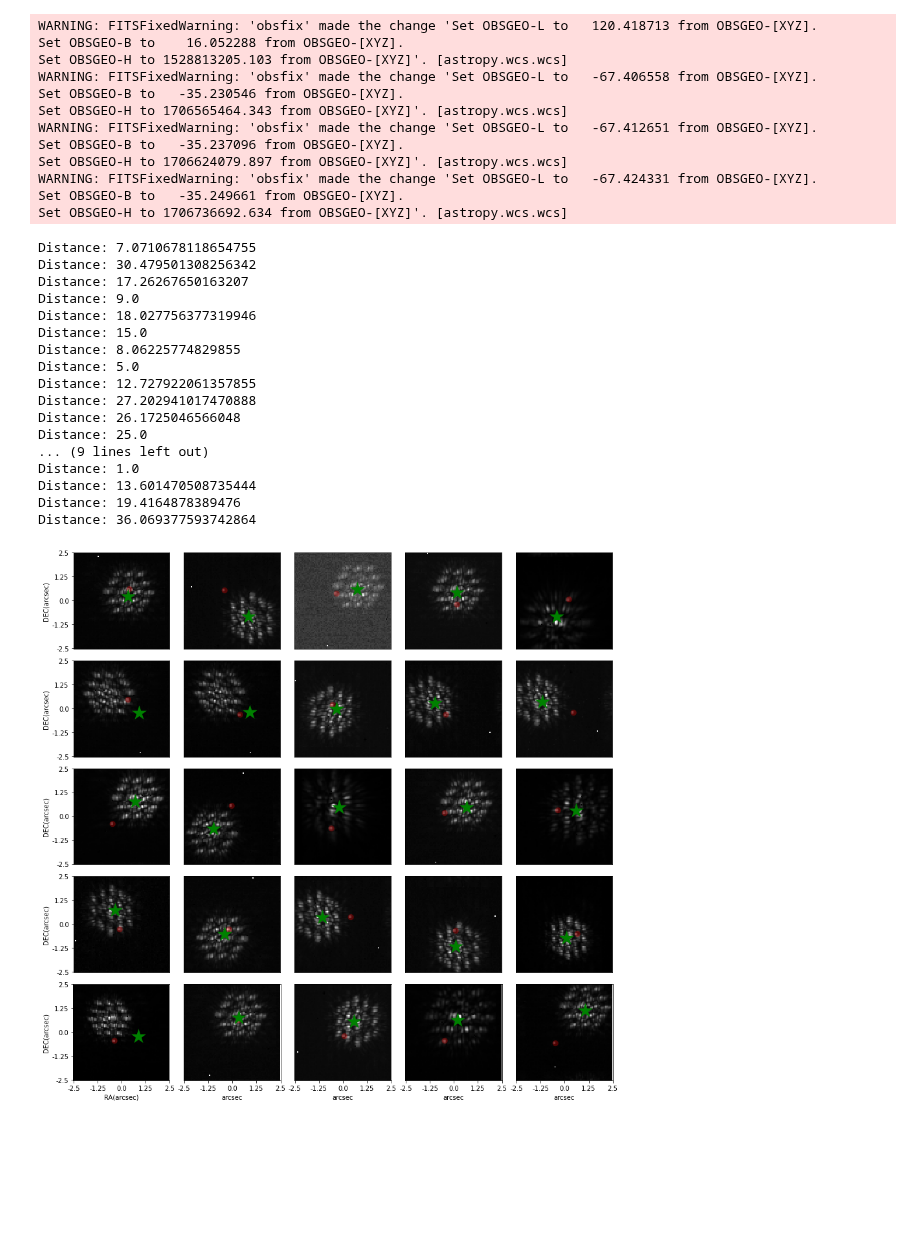
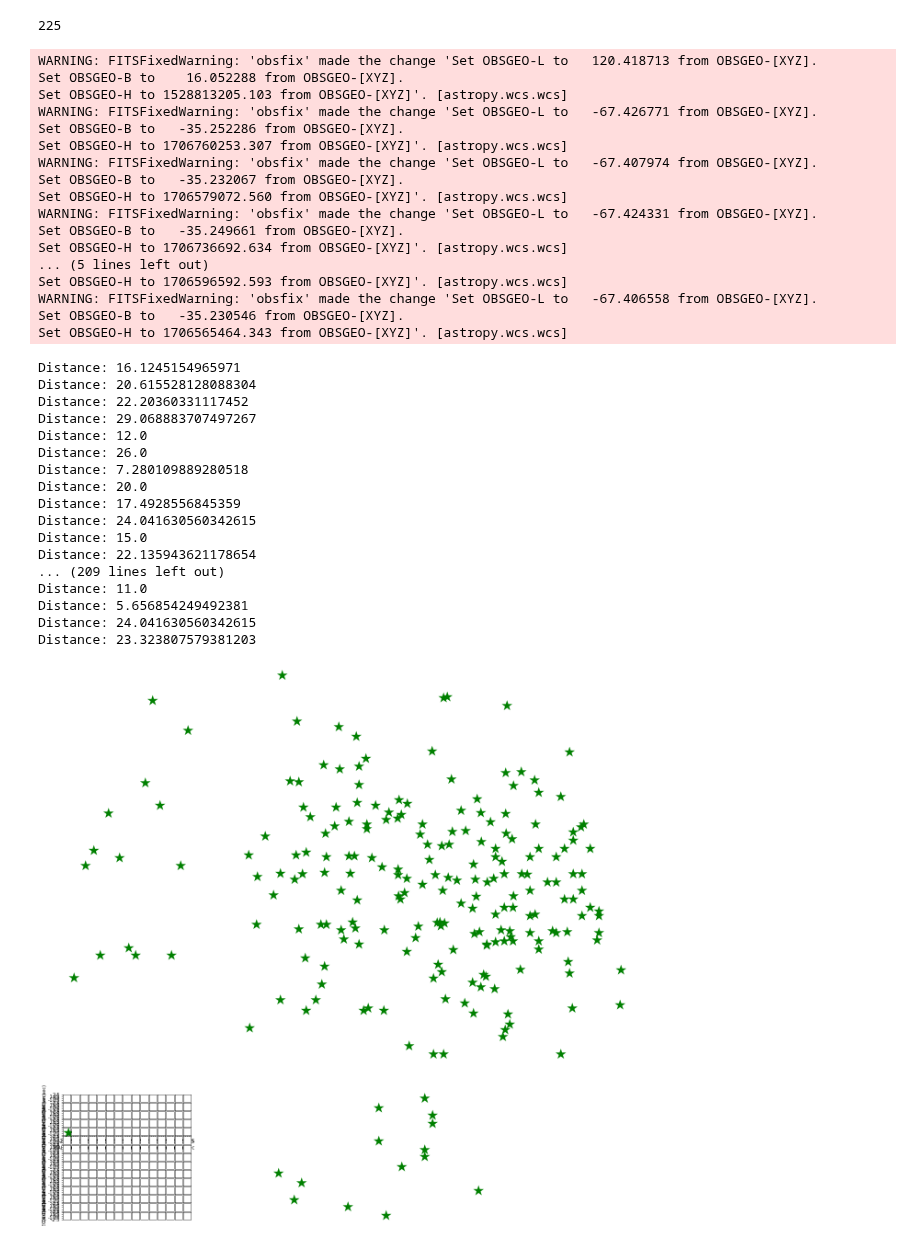
Before and after one commit to AstroMusers/AI-Boosted-Coronagraphy, a Jupyter notebook: notebooks/visualize_dataset.ipynb, the cells around one changed output. Drawn from its saved outputs; the diff is of its cells as text; code cells hidden in the pictures; blank space fills up the shorter version.

```diff
--- a/notebooks/visualize_dataset.ipynb
+++ b/notebooks/visualize_dataset.ipynb
@@ -24,7 +38,10 @@ from scripts.visualization_helpers import *
 # %%
-train_arrays = glob.glob('/data/scratch/sarperyurtseven/dataset/NIRCAM/1386/injections/fc5_train/*fc5.npy')[:25]
+train_arrays = glob.glob('/data/scratch/bariskurtkaya/dataset/NIRCAM/1386/injections/train/*fc*.npy')[:25]
+len(train_arrays)
+# %% [output]
+225
 # %%
-locations        = get_psf_info(train_arrays)
+locations        = get_psf_info(train_arrays,'1386')
 info             = get_augmentation_info(train_arrays)
 transformed_list = do_transformations(info, locations)
 arrays           = get_array(train_arrays)
@@ -32,20 +49,25 @@ arrays           = get_array(train_arrays)
 WARNING: FITSFixedWarning: 'obsfix' made the change 'Set OBSGEO-L to   120.418713 from OBSGEO-[XYZ].
 Set OBSGEO-B to    16.052288 from OBSGEO-[XYZ].
 Set OBSGEO-H to 1528813205.103 from OBSGEO-[XYZ]'. [astropy.wcs.wcs]
+WARNING: FITSFixedWarning: 'obsfix' made the change 'Set OBSGEO-L to   -67.426771 from OBSGEO-[XYZ].
+Set OBSGEO-B to   -35.252286 from OBSGEO-[XYZ].
+Set OBSGEO-H to 1706760253.307 from OBSGEO-[XYZ]'. [astropy.wcs.wcs]
+WARNING: FITSFixedWarning: 'obsfix' made the change 'Set OBSGEO-L to   -67.407974 from OBSGEO-[XYZ].
+Set OBSGEO-B to   -35.232067 from OBSGEO-[XYZ].
+Set OBSGEO-H to 1706579072.560 from OBSGEO-[XYZ]'. [astropy.wcs.wcs]
+WARNING: FITSFixedWarning: 'obsfix' made the change 'Set OBSGEO-L to   -67.424331 from OBSGEO-[XYZ].
+Set OBSGEO-B to   -35.249661 from OBSGEO-[XYZ].
+Set OBSGEO-H to 1706736692.634 from OBSGEO-[XYZ]'. [astropy.wcs.wcs]
+... (5 lines left out)
+Set OBSGEO-H to 1706596592.593 from OBSGEO-[XYZ]'. [astropy.wcs.wcs]
 WARNING: FITSFixedWarning: 'obsfix' made the change 'Set OBSGEO-L to   -67.406558 from OBSGEO-[XYZ].
 Set OBSGEO-B to   -35.230546 from OBSGEO-[XYZ].
 Set OBSGEO-H to 1706565464.343 from OBSGEO-[XYZ]'. [astropy.wcs.wcs]
-WARNING: FITSFixedWarning: 'obsfix' made the change 'Set OBSGEO-L to   -67.412651 from OBSGEO-[XYZ].
-Set OBSGEO-B to   -35.237096 from OBSGEO-[XYZ].
-Set OBSGEO-H to 1706624079.897 from OBSGEO-[XYZ]'. [astropy.wcs.wcs]
-WARNING: FITSFixedWarning: 'obsfix' made the change 'Set OBSGEO-L to   -67.424331 from OBSGEO-[XYZ].
-Set OBSGEO-B to   -35.249661 from OBSGEO-[XYZ].
-Set OBSGEO-H to 1706736692.634 from OBSGEO-[XYZ]'. [astropy.wcs.wcs]
 # %%
 bs = 5
 nrows = 5
-fig, axes = plt.subplots(nrows=nrows,ncols=bs,figsize=(15,15))
-
+fig, axes = plt.subplots(nrows=nrows,ncols=bs,figsize=(5,5))
+distances = []
 step = 20*0.06259530358142339
 step = round(step,2)
 labels = step*np.array([-2., -1., 0., 1., 2.])
@@ -62,7 +84,7 @@ for i, (row,col) in enumerate(product(range(nrows),range(bs))):
         y = int(train_arrays[i][idx_x+5:idx_x+7])
 
     #x, y = int(train_arrays[i].split('/')[-1].split('-')[-3:-1][0][1:]), int(train_arrays[i].split('/')[-1].split('-')[-3:-1][1][1:])
-    axes[row][col].imshow(arrays[i], interpolation='nearest', cmap='Greys_r')
+    #axes[row][col].imshow(arrays[i], interpolation='nearest', cmap='Greys_r')
 
     if col == 0:
         axes[row][col].set_yticks(axis_points,labels, fontsize=10, rotation=0)
@@ -70,51 +92,52 @@ for i, (row,col) in enumerate(product(range(nrows),range(bs))):
 
         if row == 4:
             axes[row][col].set_xticks(axis_points,labels, fontsize=10, rotation=0)
             axes[row][col].set_xlabel('RA(arcsec)', fontsize=10)
 
         else:
             axes[row][col].set_xticks([])
 
     elif row == 4:
         axes[row][col].set_xticks(axis_points,labels, fontsize=10, rotation=0)
         axes[row][col].set_xlabel('arcsec', fontsize=10)
         axes[row][col].set_yticks([])
 
     else:
         axes[row][col].set_yticks([])
         axes[row][col].set_xticks([])
 
 
-    axes[row][col].text(x, y, s="\u25CF", fontsize=12, color='red', alpha=.3, ha='center', va='center')#u"\u2734"
-    axes[row][col].invert_yaxis()
+    #axes[row][col].text(x, y, s="\u25CF", fontsize=12, color='red', alpha=.3, ha='center', va='center')#u"\u2734"
+    #axes[row][col].invert_yaxis()
 
 
     if int(transformed_list[i][0]) == -1:
         pass
     else:
         axes[row][col].text(int(transformed_list[i][0]), int(transformed_list[i][1]) , s="\u2605", fontsize=30, color='green', ha='center', va='center')
-
-    print("Distance:",calculate_distance(x1=x,x2=int(transformed_list[i][0]), y1=y,y2=int(transformed_list[i][1])))
+    distance = calculate_distance(x1=x,x2=int(transformed_list[i][0]), y1=y,y2=int(transformed_list[i][1]))
+    distances.append(distance)
+    print("Distance:",distance)
 
 plt.subplots_adjust(wspace=.12,hspace=.12)
 #plt.savefig('figure.jpg',format='jpg', dpi=300, bbox_inches='tight', pad_inches=.1)
 plt.show()
 # %% [output]
-Distance: 7.0710678118654755
-Distance: 30.479501308256342
-Distance: 17.26267650163207
-Distance: 9.0
-Distance: 18.027756377319946
+Distance: 16.1245154965971
+Distance: 20.615528128088304
+Distance: 22.20360331117452
+Distance: 29.068883707497267
+Distance: 12.0
+Distance: 26.0
+Distance: 7.280109889280518
+Distance: 20.0
+Distance: 17.4928556845359
+Distance: 24.041630560342615
 Distance: 15.0
-Distance: 8.06225774829855
-Distance: 5.0
-Distance: 12.727922061357855
-Distance: 27.202941017470888
-Distance: 26.1725046566048
-Distance: 25.0
-... (9 lines left out)
-Distance: 1.0
-Distance: 13.601470508735444
-Distance: 19.4164878389476
-Distance: 36.069377593742864
+Distance: 22.135943621178654
+... (209 lines left out)
+Distance: 11.0
+Distance: 5.656854249492381
+Distance: 24.041630560342615
+Distance: 23.323807579381203
-[figure, old version]
+[figure, new version]
```
Also changed, not shown: parts of 7 cells of this notebook, 1 other file.
